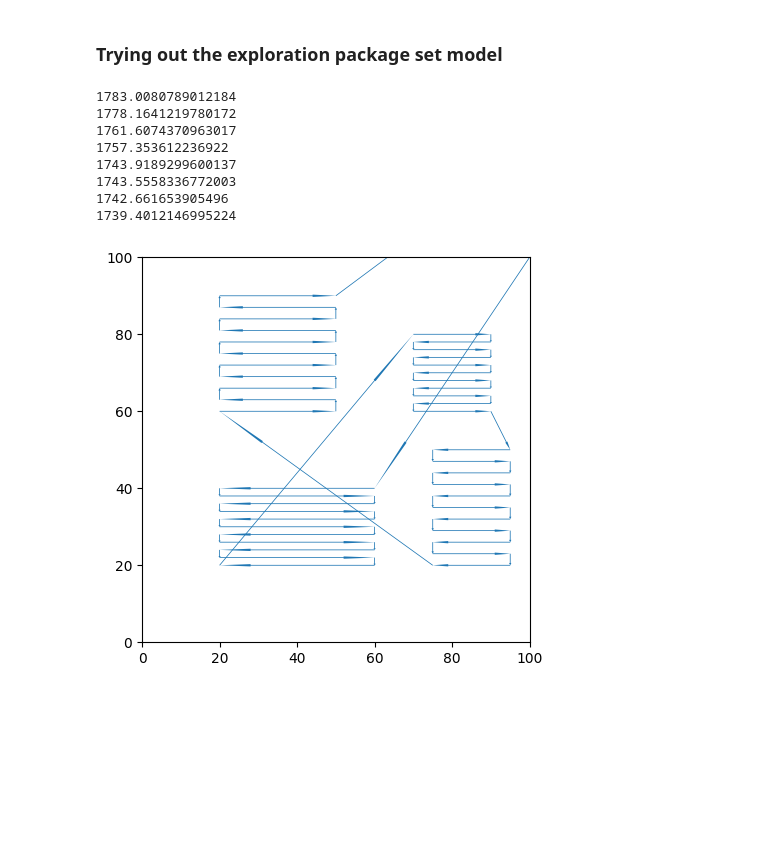
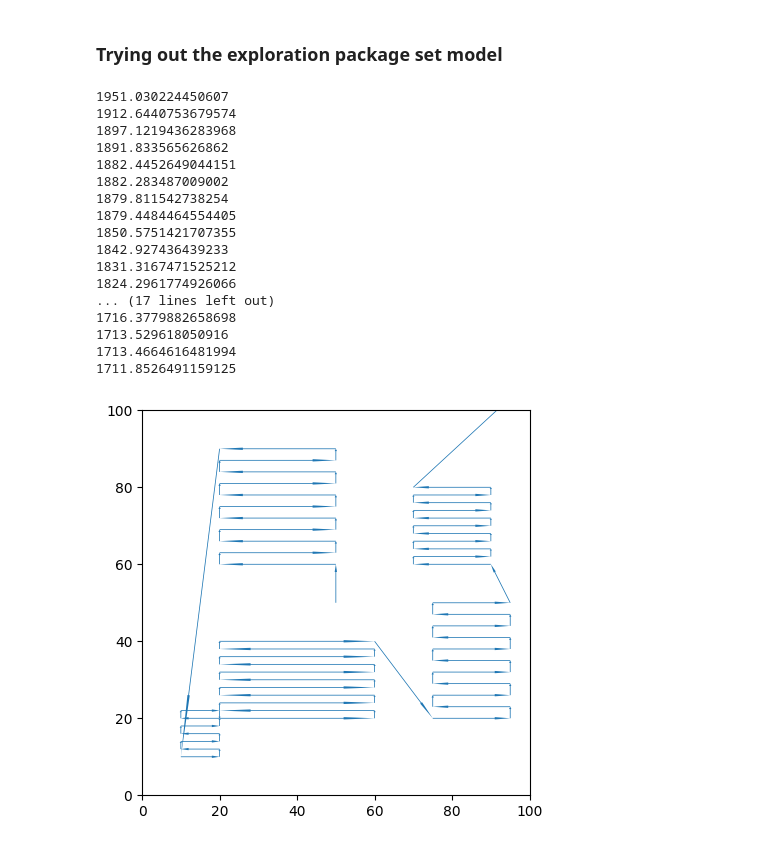
Before and after one commit to lboloni/WaterberryFarms, a Jupyter notebook: notebooks/MRMD-experiments.ipynb, the cells around one changed output. Saved outputs shown, nothing was run; the diff lists cells and outputs as text; code cells hidden in the pictures; blank space fills up the shorter version.

Commit message:
Exploration packages and brute force optimization

```diff
--- a/notebooks/MRMD-experiments.ipynb
+++ b/notebooks/MRMD-experiments.ipynb
@@ -83,25 +83,37 @@ ax = visualize_path(path, use_arrows=True)
 # %%
 ep1 = ExplorationPackage(20, 60, 20, 40, 2)
 ep2 = ExplorationPackage(70, 90, 60, 80, 2)
 ep3 = ExplorationPackage(75, 95, 20, 50, 3)
 ep4 = ExplorationPackage(20, 50, 60, 90, 3)
+ep5 = ExplorationPackage(10, 20, 10, 20, 2)
+
 
 eps = ExplorationPackageSet()
 eps.add_ep(ep1)
 eps.add_ep(ep2)
 eps.add_ep(ep3)
 eps.add_ep(ep4)
+eps.add_ep(ep5)
 
 path = eps.find_shortest_path(start=[50,50], end=[210,210])
 
 ax = visualize_path(path, use_arrows=True)
 # %% [output]
-1783.0080789012184
-1778.1641219780172
-1761.6074370963017
-1757.353612236922
-1743.9189299600137
-1743.5558336772003
-1742.661653905496
-1739.4012146995224
+1951.030224450607
+1912.6440753679574
+1897.1219436283968
+1891.833565626862
+1882.4452649044151
+1882.283487009002
+1879.811542738254
+1879.4484464554405
+1850.5751421707355
+1842.927436439233
+1831.3167471525212
+1824.2961774926066
+... (17 lines left out)
+1716.3779882658698
+1713.529618050916
+1713.4664616481994
+1711.8526491159125
-[figure, old version]
+[figure, new version]
```
Also changed, not shown: 1 other file.
